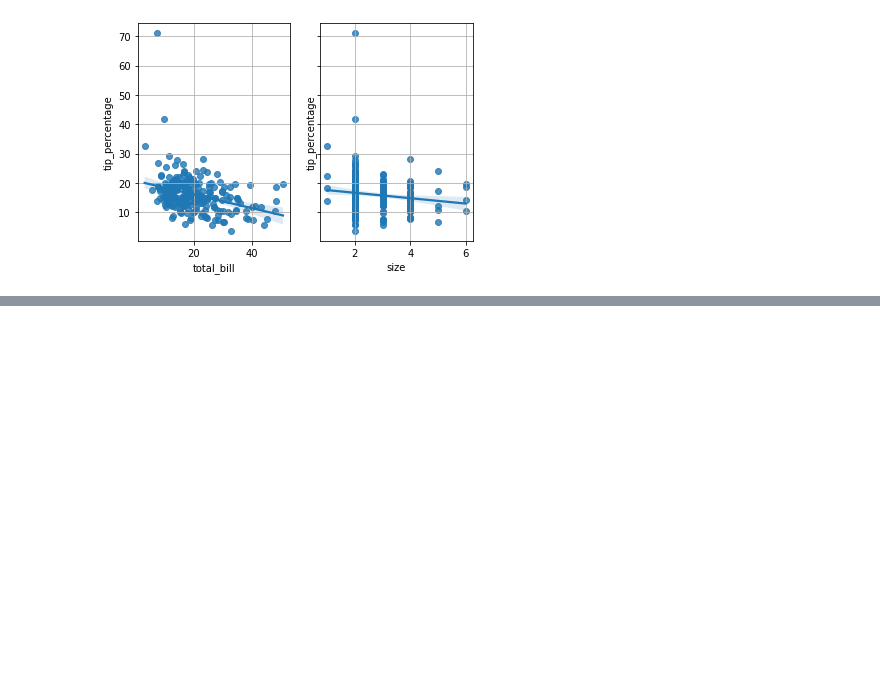
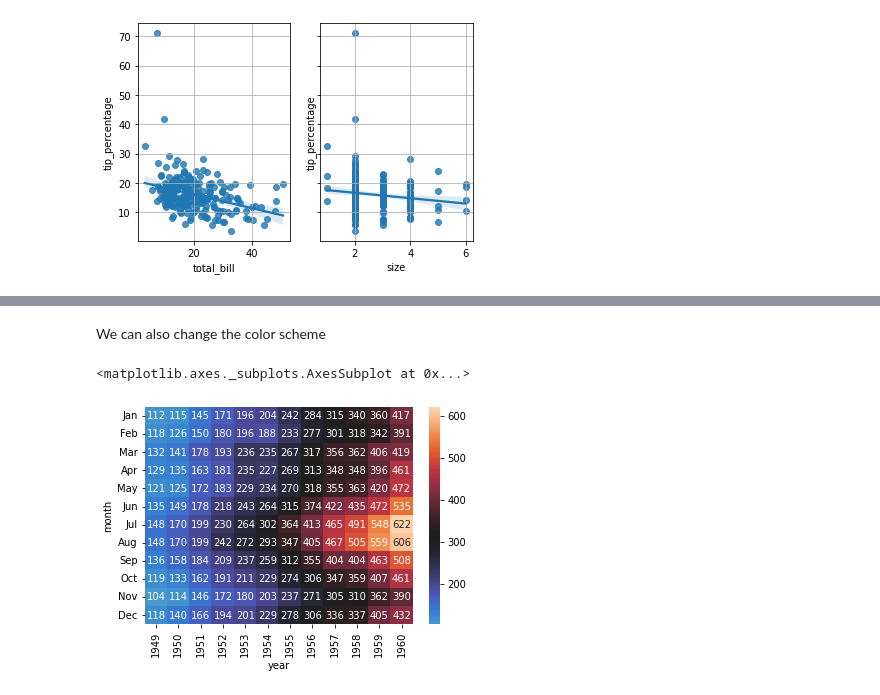
Before and after one commit to albinjohn366/DataScience_Tutorials, a Jupyter notebook: DataVisualization.ipynb, the cells around one changed output, grey strips where cells are left out. Saved outputs shown, nothing was run; the diff lists cells and outputs as text; code cells hidden in the pictures; blank space fills up the shorter version.

```diff
--- a/DataVisualization.ipynb
+++ b/DataVisualization.ipynb
@@ -243,0 +281,8 @@ axis[1].grid()
+# %% [markdown]
+We can also change the color scheme
+# %%
+sns.heatmap(flight_details, annot=True, fmt='d',
+            center=flight_details.loc['Sep', 1955]) # fmt is to format the cells to the size to pocess the value
+# %% [output]
+<matplotlib.axes._subplots.AxesSubplot at 0x...>
+[figure, added]
```
Also changed, not shown: parts of 28 cells of this notebook.
